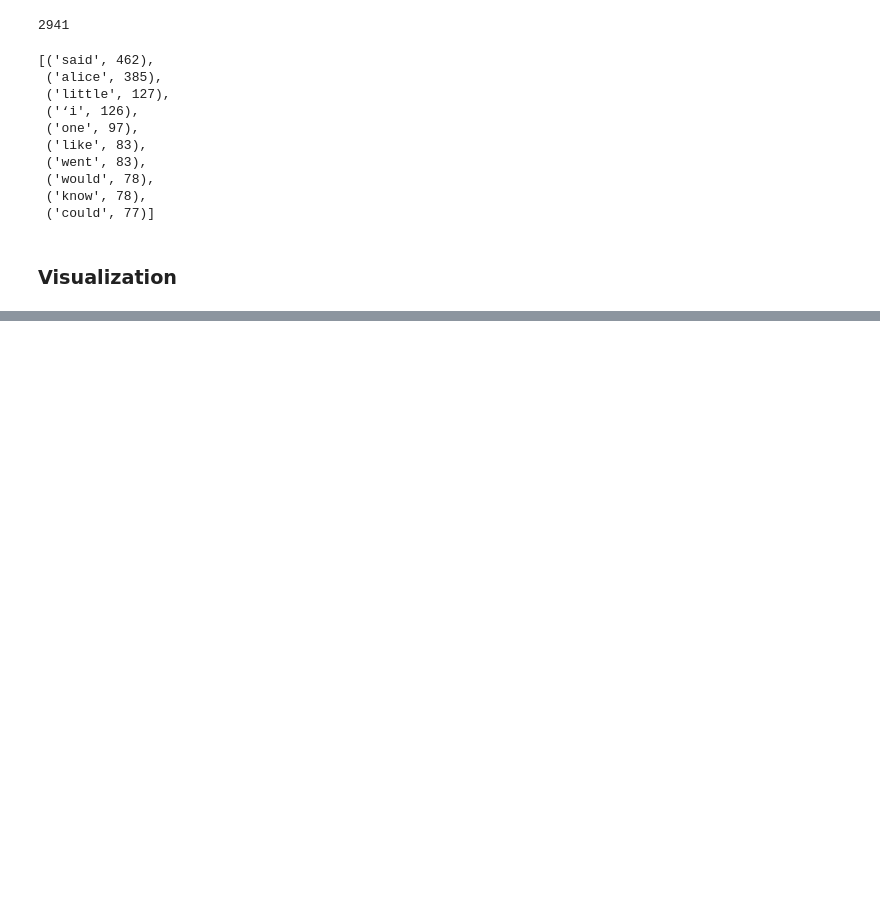
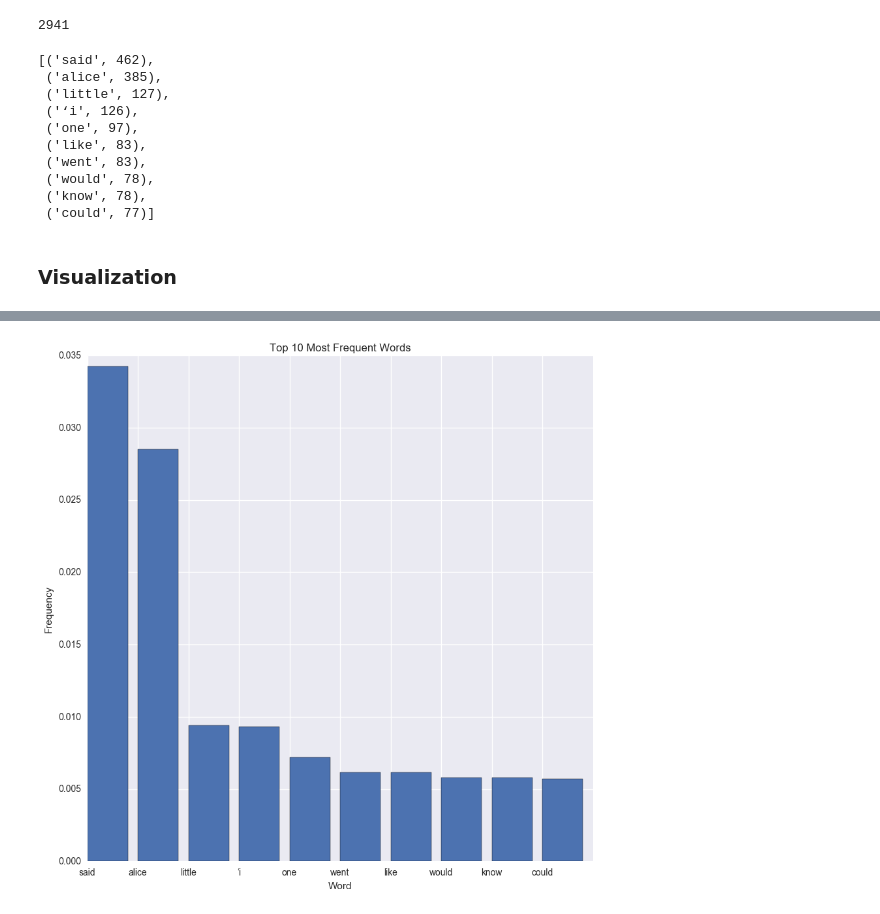
Before and after one commit to lucasramadan/Showcase, a Jupyter notebook: Python MapReduce.ipynb, the cells around one changed output, grey strips where cells are left out. Drawn from its saved outputs; the diff is of its cells as text; code cells hidden in the pictures; blank space fills up the shorter version.

```diff
--- a/Python MapReduce.ipynb
+++ b/Python MapReduce.ipynb
@@ -153,0 +152,21 @@ TypeError: 'list' object cannot be interpreted as an integer
+# %%
+# some data type forcing
+top_10 = dict(total_counts.most_common(10))
+xr = np.asarray(range(len(top_10)))
+yr = np.asarray(list(top_10.values()))
+yr = yr / sum(total_counts.values())
+lab = np.asarray(list(top_10.keys()))
+
+# using numpy's argsort
+sort_i = np.argsort(yr)[::-1]
+yr = yr[sort_i]
+lab = lab[sort_i]
+# %%
+# show the frequencies of words
+plt.figure(figsize=(10, 10))
+plt.bar(xr, yr, tick_label=lab, )
+plt.title('Top 10 Most Frequent Words')
+plt.xlabel('Word')
+plt.ylabel('Frequency');
+# %% [output]
+[figure, added]
```
Also changed, not shown: parts of 3 cells of this notebook.
